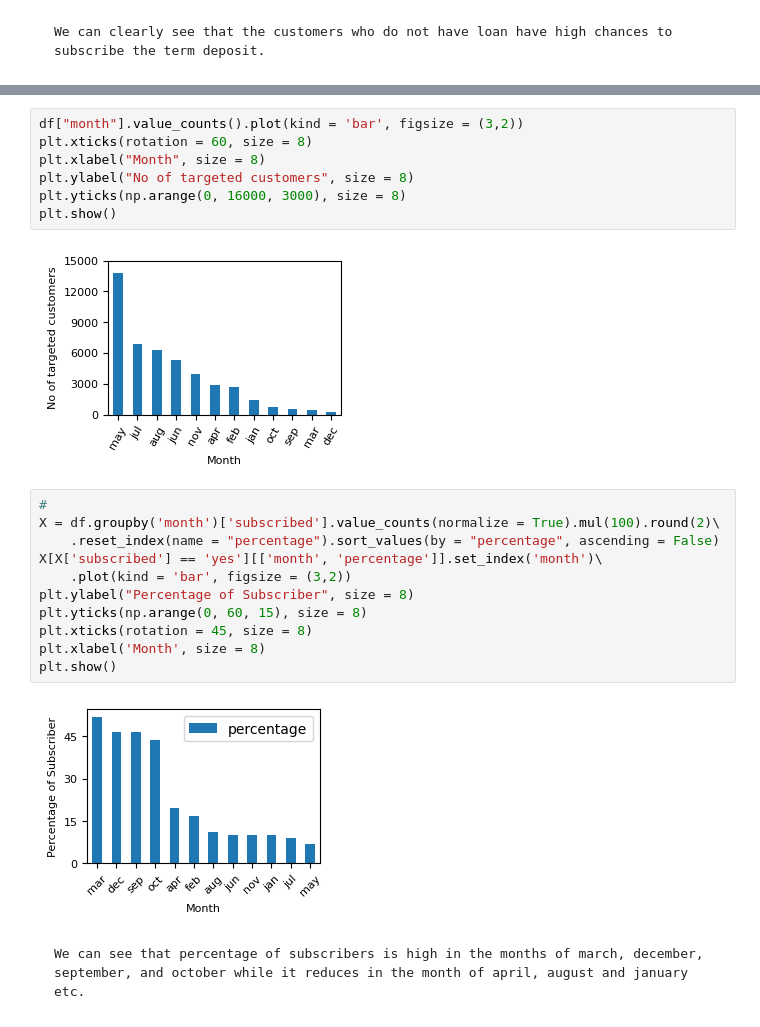
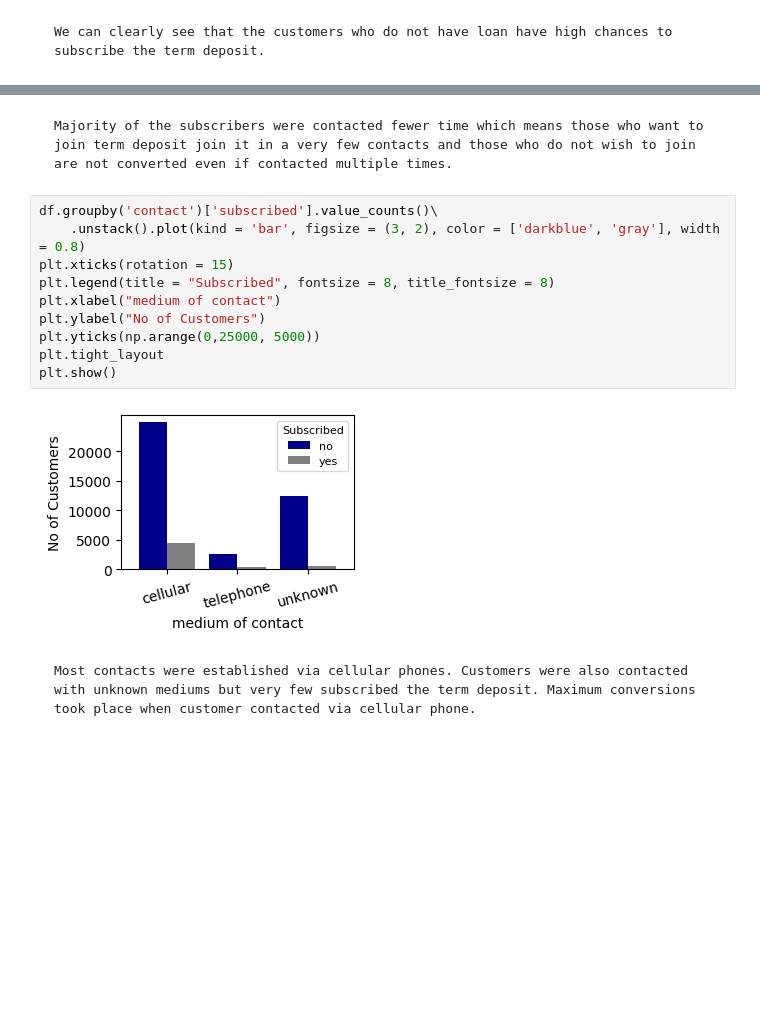
Before and after one commit to Padhanaya/apex-project2, a Jupyter notebook: apex.ipynb, the cells around one changed output, grey strips where cells are left out. Cells and saved outputs as stored; diff of their text form; blank space fills up the shorter version.

````diff
--- a/apex.ipynb
+++ b/apex.ipynb
@@ -510,26 +584,20 @@ df.head()
+# %% [markdown]
+```
+Majority of the subscribers were contacted fewer time which means those who want to join term deposit join it in a very few contacts and those who do not wish to join are not converted even if contacted multiple times.
+```
 # %%
-df["month"].value_counts().plot(kind = 'bar', figsize = (3,2))
-plt.xticks(rotation = 60, size = 8)
-plt.xlabel("Month", size = 8)
-plt.ylabel("No of targeted customers", size = 8)
-plt.yticks(np.arange(0, 16000, 3000), size = 8)
+df.groupby('contact')['subscribed'].value_counts()\
+    .unstack().plot(kind = 'bar', figsize = (3, 2), color = ['darkblue', 'gray'], width = 0.8)
+plt.xticks(rotation = 15)
+plt.legend(title = "Subscribed", fontsize = 8, title_fontsize = 8)
+plt.xlabel("medium of contact")
+plt.ylabel("No of Customers")
+plt.yticks(np.arange(0,25000, 5000))
+plt.tight_layout
 plt.show()
 # %% [output]
-[figure, old version]
+[figure, new version]
-# %%
-#
-X = df.groupby('month')['subscribed'].value_counts(normalize = True).mul(100).round(2)\
-    .reset_index(name = "percentage").sort_values(by = "percentage", ascending = False)
-X[X['subscribed'] == 'yes'][['month', 'percentage']].set_index('month')\
-    .plot(kind = 'bar', figsize = (3,2))
-plt.ylabel("Percentage of Subscriber", size = 8)
-plt.yticks(np.arange(0, 60, 15), size = 8)
-plt.xticks(rotation = 45, size = 8)
-plt.xlabel('Month', size = 8)
-plt.show()
-# %% [output]
-[figure, removed]
-# %% [markdown]
-```
-We can see that percentage of subscribers is high in the months of march, december, september, and october while it reduces in the month of april, august and january etc.
-```
+# %% [markdown]
+```
+Most contacts were established via cellular phones. Customers were also contacted with unknown mediums but very few subscribed the term deposit. Maximum conversions took place when customer contacted via cellular phone.
+```
````
Also changed, not shown: parts of 20 cells of this notebook.
